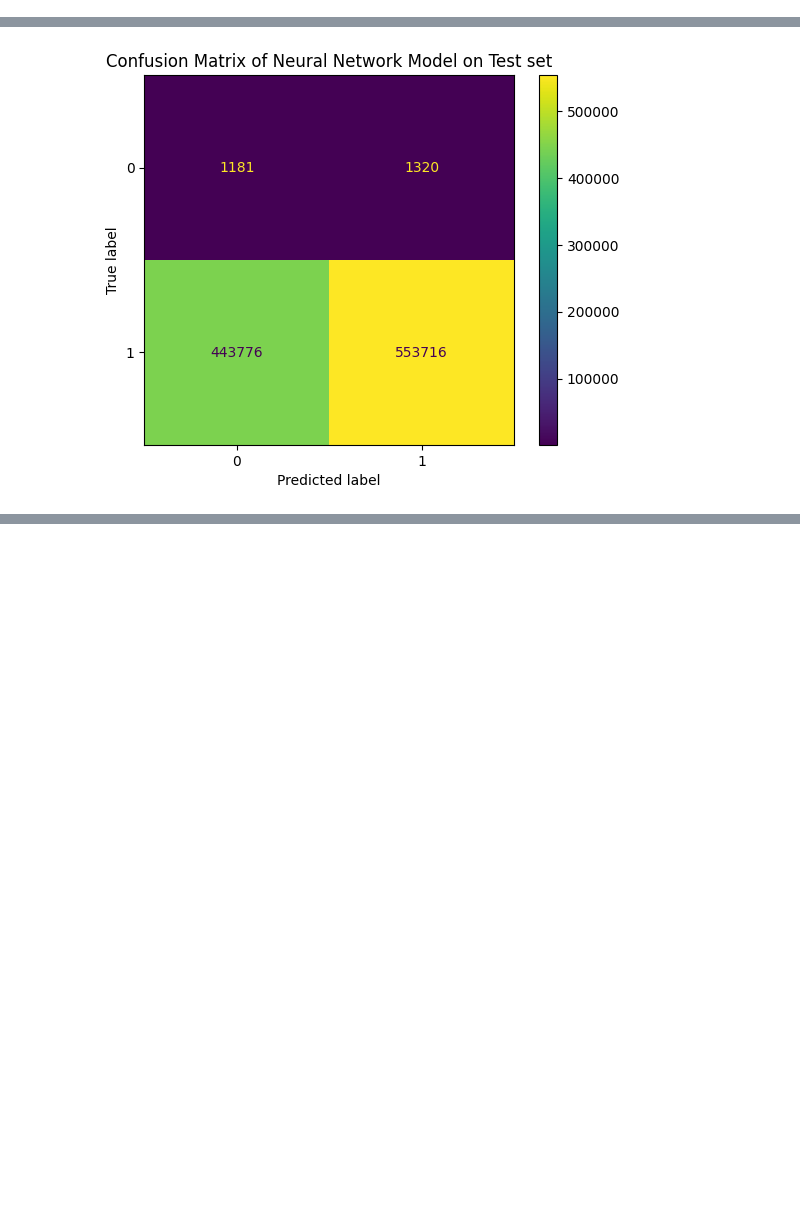
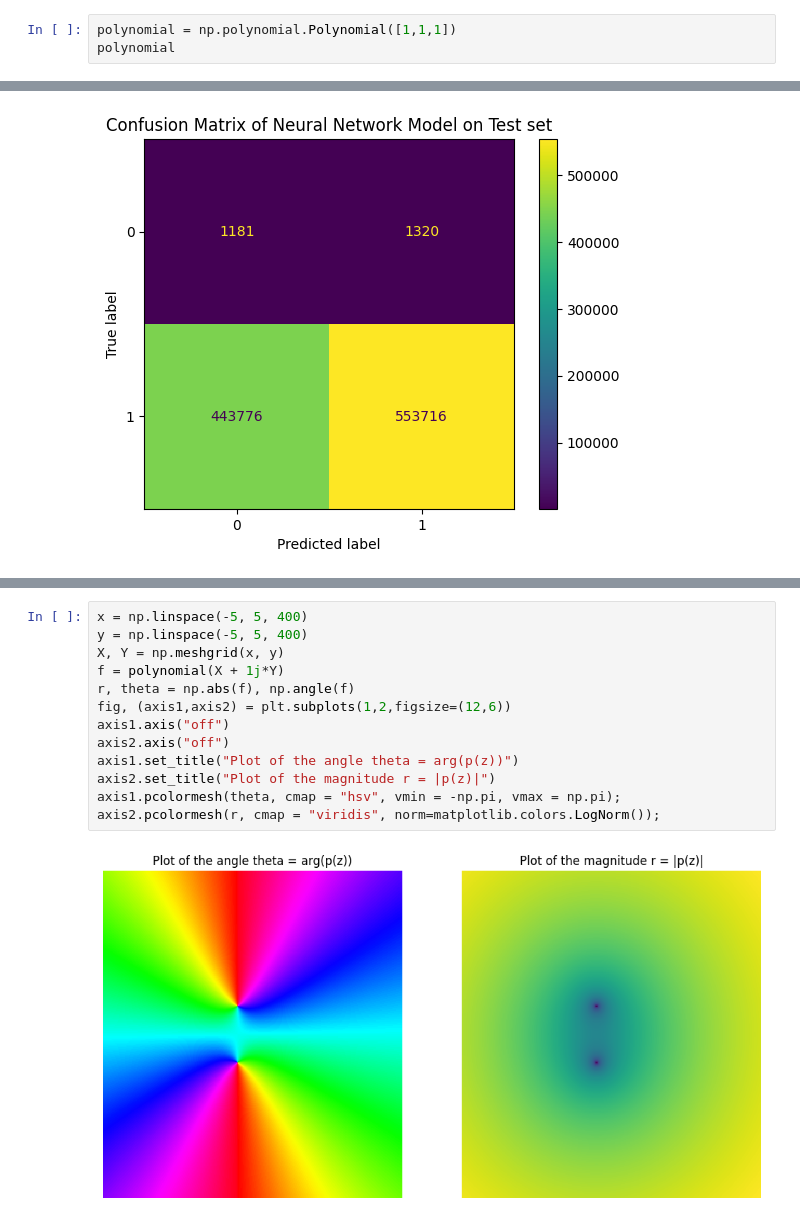
Before and after one commit to PabloQuezadaMora/MLMathematicalStructures, a Jupyter notebook: Roots_with_Multiplicity.ipynb, the cells around one changed output, grey strips where cells are left out. Saved outputs shown, nothing was run; the diff lists cells and outputs as text; blank space fills up the shorter version.

```diff
--- a/Roots_with_Multiplicity.ipynb
+++ b/Roots_with_Multiplicity.ipynb
@@ -36,0 +45,3 @@ le = LabelEncoder()
+# %%
+polynomial = np.polynomial.Polynomial([1,1,1])
+polynomial
@@ -219,0 +237,15 @@ Test Accuracy: 0.5786
+# %%
+x = np.linspace(-5, 5, 400)
+y = np.linspace(-5, 5, 400)
+X, Y = np.meshgrid(x, y)
+f = polynomial(X + 1j*Y)
+r, theta = np.abs(f), np.angle(f)
+fig, (axis1,axis2) = plt.subplots(1,2,figsize=(12,6))
+axis1.axis("off")
+axis2.axis("off")
+axis1.set_title("Plot of the angle theta = arg(p(z))")
+axis2.set_title("Plot of the magnitude r = |p(z)|")
+axis1.pcolormesh(theta, cmap = "hsv", vmin = -np.pi, vmax = np.pi);
+axis2.pcolormesh(r, cmap = "viridis", norm=matplotlib.colors.LogNorm());
+# %% [output]
+[figure, added]
```
Also changed, not shown: parts of 6 cells of this notebook.
